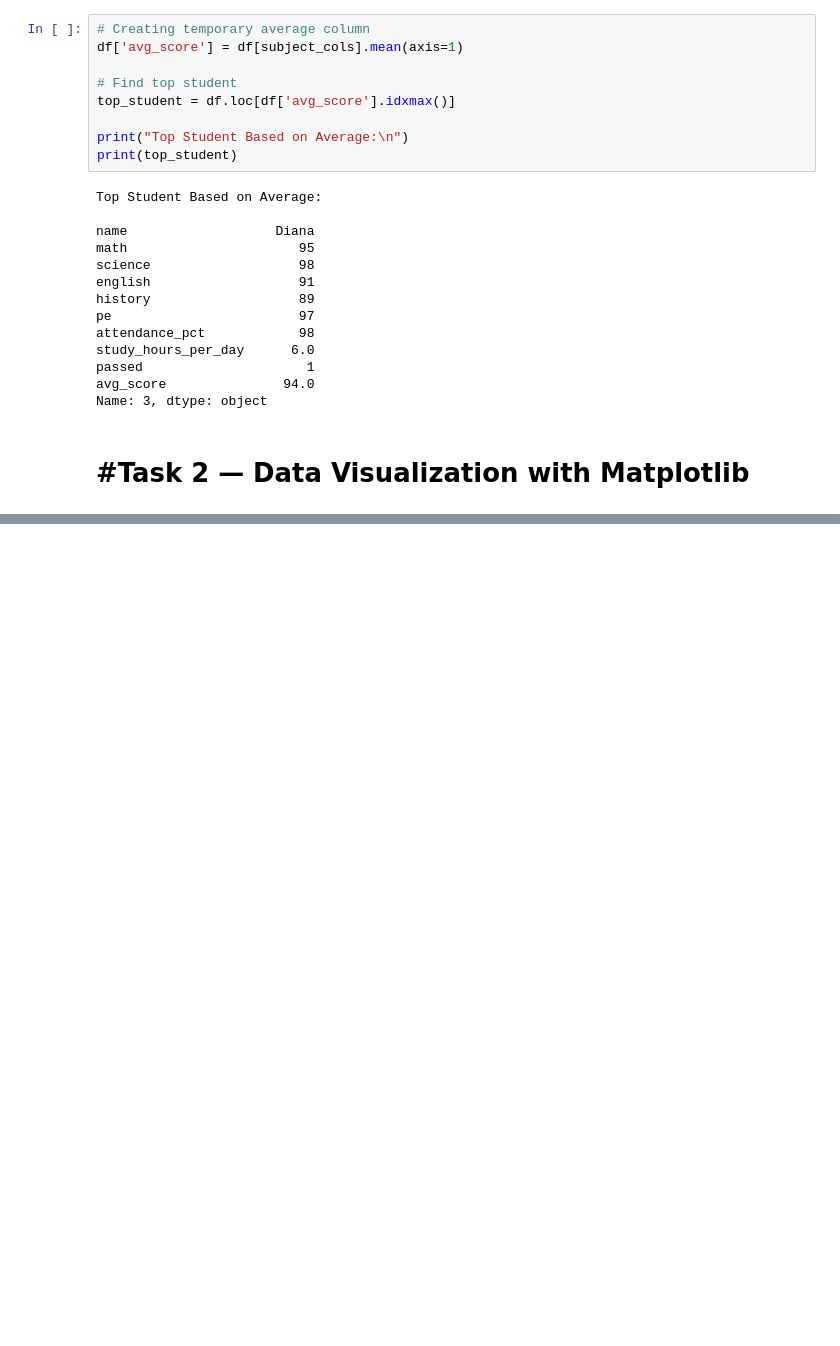
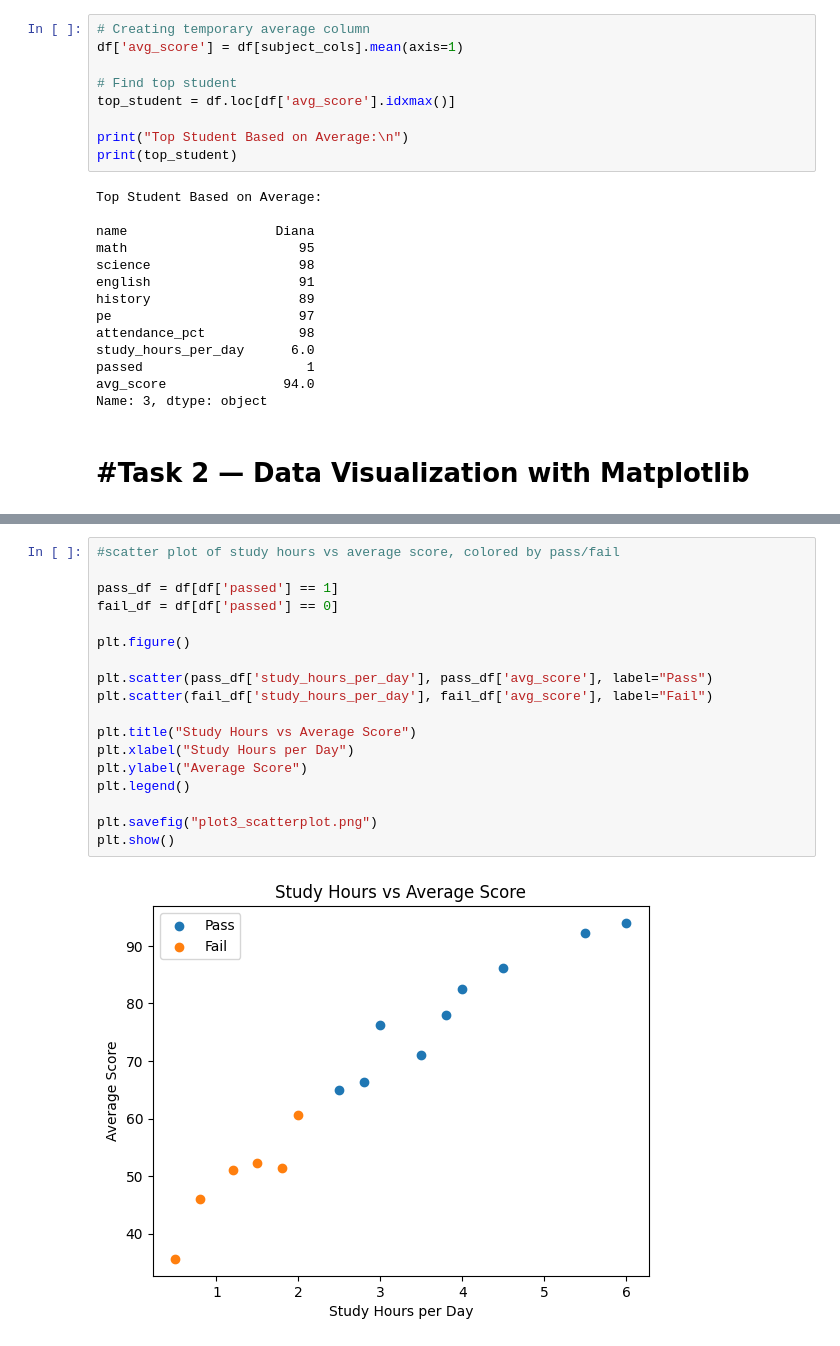
Before and after one commit to ShreyasRP94/assignment-03-Part4-bitsom_ba_2511032, a Jupyter notebook: python-assignment-part4/part4_visualization_ml.ipynb, the cells around one changed output, grey strips where cells are left out. Drawn from its saved outputs; the diff is of its cells as text; blank space fills up the shorter version.

```diff
--- a/python-assignment-part4/part4_visualization_ml.ipynb
+++ b/python-assignment-part4/part4_visualization_ml.ipynb
@@ -147,0 +189,20 @@ Name: 3, dtype: object
+# %%
+#scatter plot of study hours vs average score, colored by pass/fail
+
+pass_df = df[df['passed'] == 1]
+fail_df = df[df['passed'] == 0]
+
+plt.figure()
+
+plt.scatter(pass_df['study_hours_per_day'], pass_df['avg_score'], label="Pass")
+plt.scatter(fail_df['study_hours_per_day'], fail_df['avg_score'], label="Fail")
+
+plt.title("Study Hours vs Average Score")
+plt.xlabel("Study Hours per Day")
+plt.ylabel("Average Score")
+plt.legend()
+
+plt.savefig("plot3_scatterplot.png")
+plt.show()
+# %% [output]
+[figure, added]
```
Also changed, not shown: parts of 7 cells of this notebook, 5 other files.
